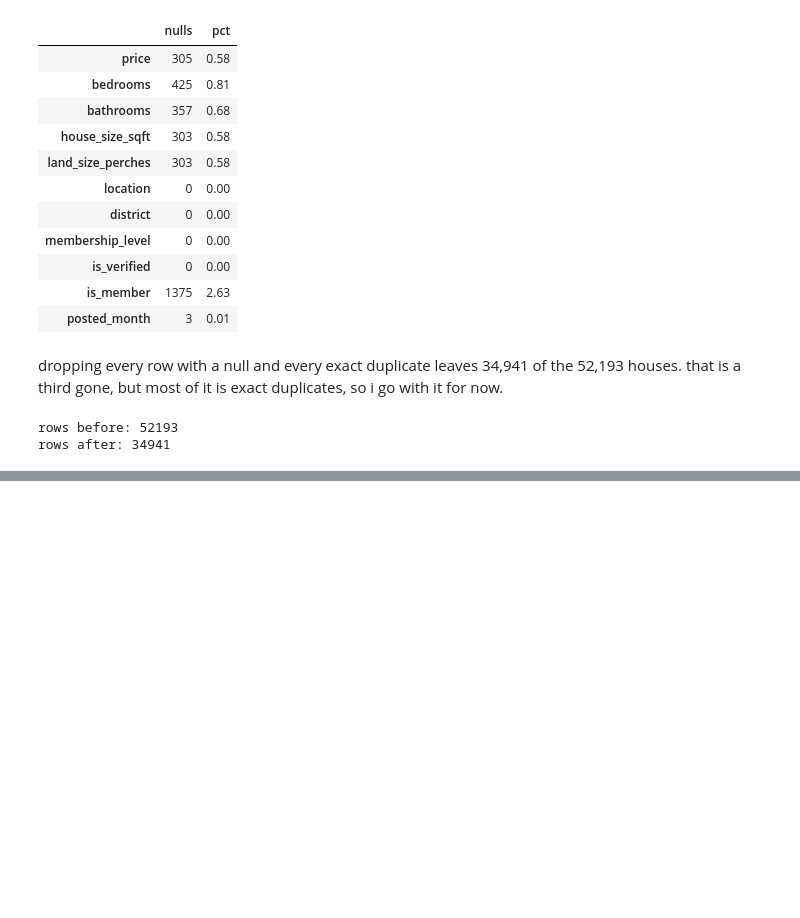
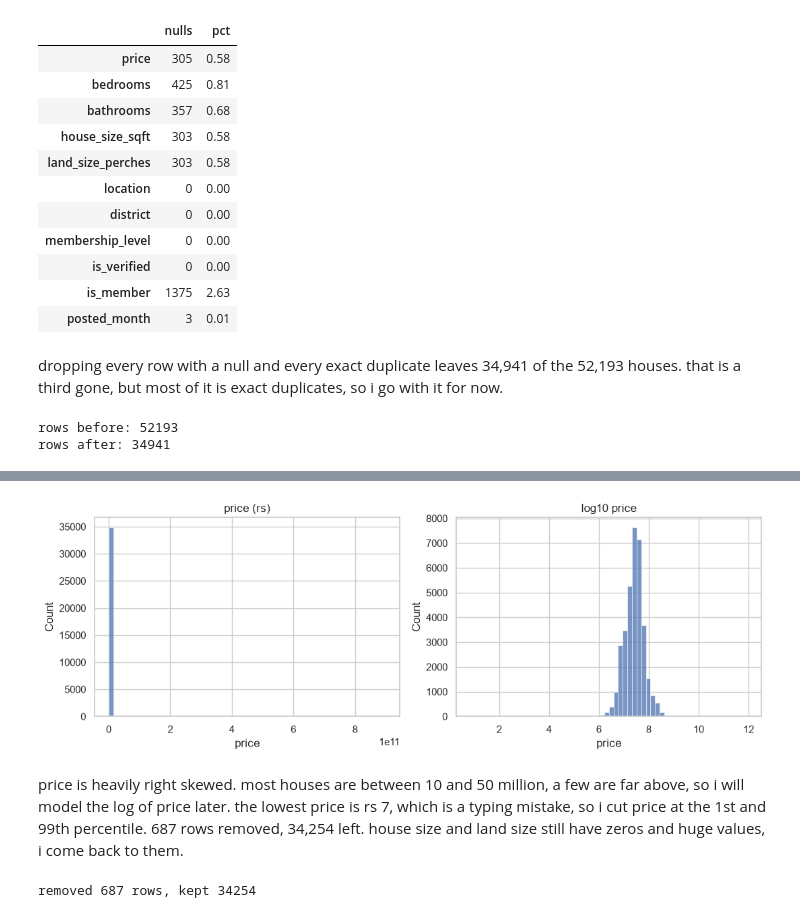
Before and after one commit to dsameendra/lk-ensemble-lab, a Jupyter notebook: notebooks/eda.ipynb, the cells around one changed output, grey strips where cells are left out. Drawn from its saved outputs; the diff is of its cells as text; code cells hidden in the pictures; blank space fills up the shorter version.

```diff
--- a/notebooks/eda.ipynb
+++ b/notebooks/eda.ipynb
@@ -7,7 +7,9 @@ import os, io, glob, ast, contextlib
 import numpy as np
 import pandas as pd
 import matplotlib.pyplot as plt
+import seaborn as sns
 
+sns.set_theme(style='whitegrid')
 pd.set_option('display.max_columns', 30)
 # %% [markdown]
 ## 1. getting the data
@@ -125,0 +144,19 @@ rows after: 34941
+# %%
+fig, ax = plt.subplots(1, 2, figsize=(11, 4))
+sns.histplot(df['price'], bins=60, ax=ax[0])
+ax[0].set_title('price (rs)')
+sns.histplot(np.log10(df['price']), bins=60, ax=ax[1])
+ax[1].set_title('log10 price')
+plt.tight_layout()
+plt.show()
+# %% [output]
+[figure, added]
+# %% [markdown]
+price is heavily right skewed. most houses are between 10 and 50 million, a few are far above, so i will model the log of price later. the lowest price is rs 7, which is a typing mistake, so i cut price at the 1st and 99th percentile. 687 rows removed, 34,254 left. house size and land size still have zeros and huge values, i come back to them.
+# %%
+low, high = df['price'].quantile([.01, .99])
+before = len(df)
+df = df[df['price'].between(low, high)].reset_index(drop=True)
+print(f'removed {before - len(df)} rows, kept {len(df)}')
+# %% [output]
+removed 687 rows, kept 34254
```
Also changed, not shown: parts of 3 cells of this notebook.
